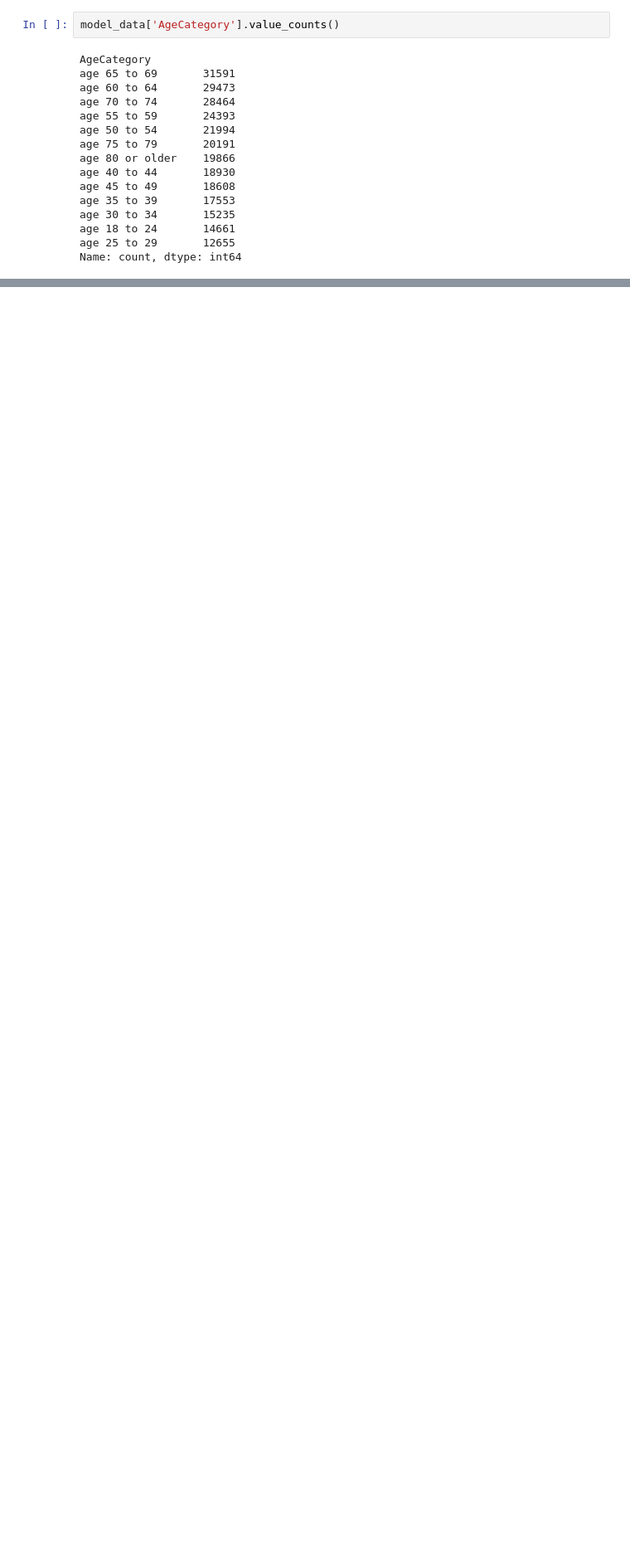
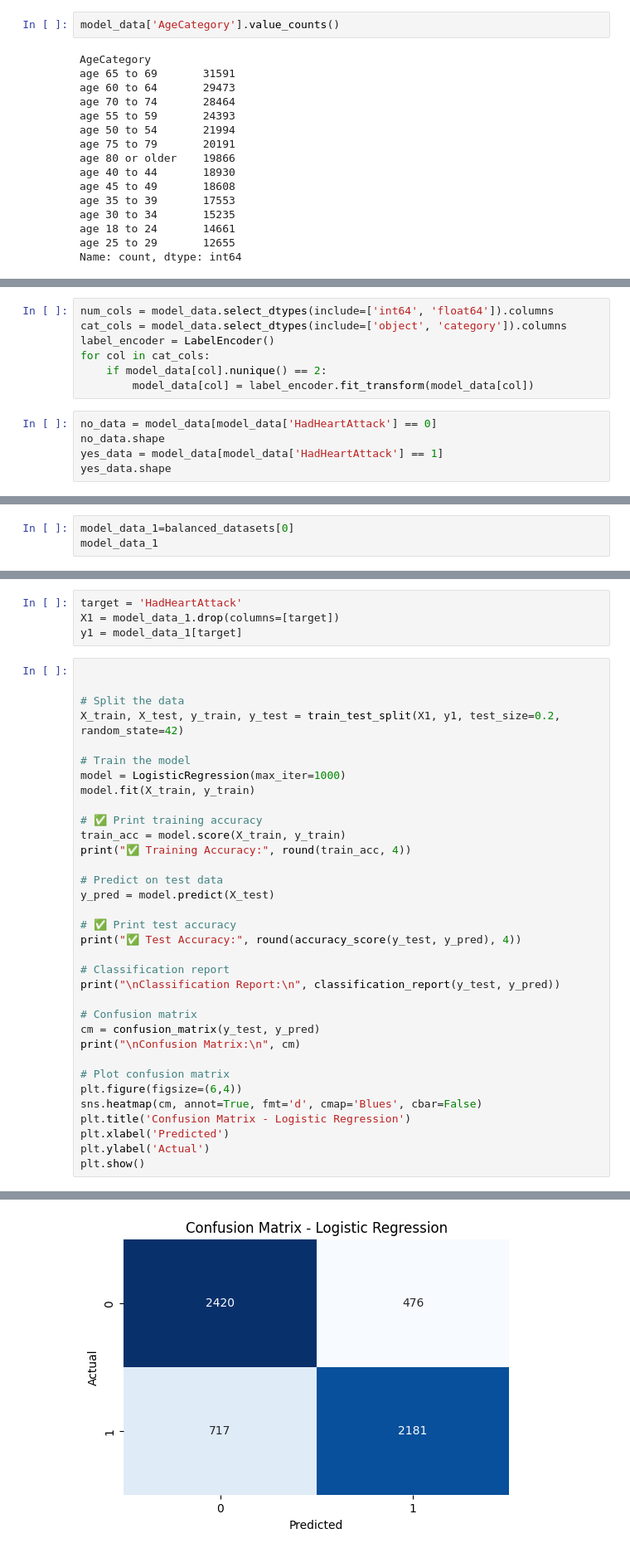
Before and after one commit to ahmedsameh909/Health-Care-Project, a Jupyter notebook: Modeling.ipynb, the cells around one changed output, grey strips where cells are left out. Shown: that part at 83% size. Drawn from its saved outputs; the diff is of its cells as text; blank space fills up the shorter version.

Commit message:
model

```diff
--- a/Modeling.ipynb
+++ b/Modeling.ipynb
@@ -322,0 +276,12 @@ for i in range(0, len(no_data), chunk_size):
+# %%
+num_cols = model_data.select_dtypes(include=['int64', 'float64']).columns
+cat_cols = model_data.select_dtypes(include=['object', 'category']).columns
+label_encoder = LabelEncoder()
+for col in cat_cols:
+    if model_data[col].nunique() == 2:
+        model_data[col] = label_encoder.fit_transform(model_data[col])
+# %%
+no_data = model_data[model_data['HadHeartAttack'] == 0]
+no_data.shape
+yes_data = model_data[model_data['HadHeartAttack'] == 1]
+yes_data.shape
@@ -322,0 +301,3 @@ for i in range(0, len(no_data), chunk_size):
+# %%
+model_data_1=balanced_datasets[0]
+model_data_1
@@ -322,0 +318,39 @@ for i in range(0, len(no_data), chunk_size):
+# %%
+target = 'HadHeartAttack'
+X1 = model_data_1.drop(columns=[target])
+y1 = model_data_1[target]
+# %%
+
+
+# Split the data
+X_train, X_test, y_train, y_test = train_test_split(X1, y1, test_size=0.2, random_state=42)
+
+# Train the model
+model = LogisticRegression(max_iter=1000)
+model.fit(X_train, y_train)
+
+# ✅ Print training accuracy
+train_acc = model.score(X_train, y_train)
+print("✅ Training Accuracy:", round(train_acc, 4))
+
+# Predict on test data
+y_pred = model.predict(X_test)
+
+# ✅ Print test accuracy
+print("✅ Test Accuracy:", round(accuracy_score(y_test, y_pred), 4))
+
+# Classification report
+print("\nClassification Report:\n", classification_report(y_test, y_pred))
+
+# Confusion matrix
+cm = confusion_matrix(y_test, y_pred)
+print("\nConfusion Matrix:\n", cm)
+
+# Plot confusion matrix
+plt.figure(figsize=(6,4))
+sns.heatmap(cm, annot=True, fmt='d', cmap='Blues', cbar=False)
+plt.title('Confusion Matrix - Logistic Regression')
+plt.xlabel('Predicted')
+plt.ylabel('Actual')
+plt.show()
+# %% [output]
@@ -322,0 +381 @@ for i in range(0, len(no_data), chunk_size):
+[figure, added]
```
Also changed, not shown: parts of 44 cells of this notebook.
